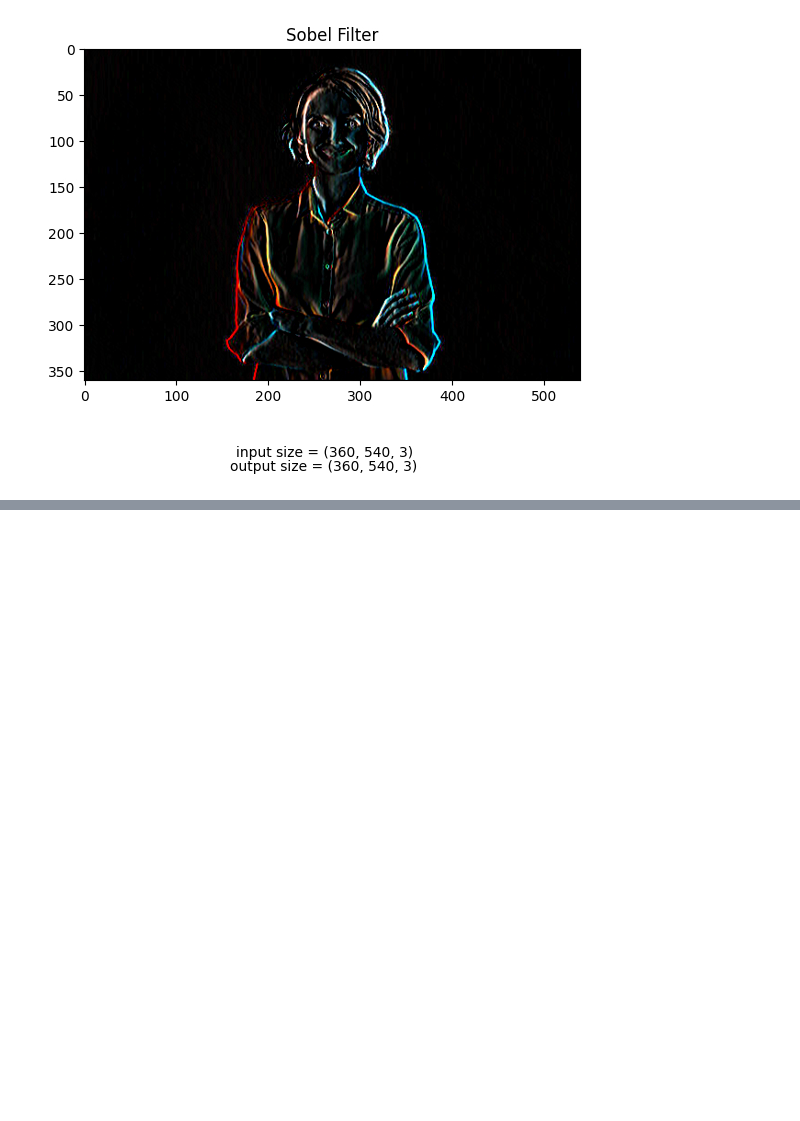
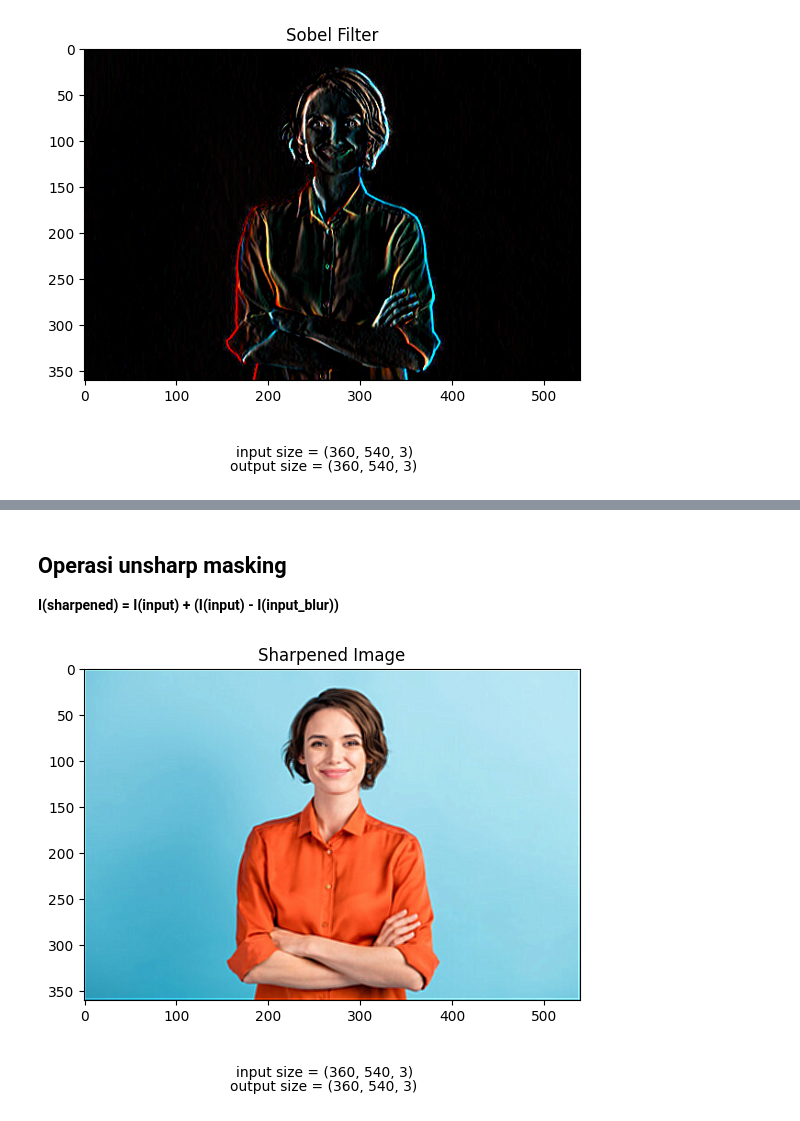
Before and after one commit to ammarmuflih/PACD_Assignment, a Jupyter notebook: PACD_Assignment_02/PACD_Assignment02.ipynb, the cells around one changed output, grey strips where cells are left out. Saved outputs shown, nothing was run; the diff lists cells and outputs as text; code cells hidden in the pictures; blank space fills up the shorter version.

```diff
--- a/PACD_Assignment_02/PACD_Assignment_02.ipynb
+++ b/PACD_Assignment_02/PACD_Assignment02.ipynb
@@ -204,0 +189,21 @@ run(img_rgb, sobel, "Sobel")
+# %% [markdown]
+## Operasi unsharp masking
+**I(sharpened) = I(input) + (I(input) - I(input_blur))**
+# %%
+rgb_sharpened = []
+alpha = 3
+for i in range(3):
+    sharpened_channel = input_img_rgb[i] + alpha * (input_img_rgb[i] - blur_input_img_rgb[i])
+    rgb_sharpened.append(sharpened_channel)
+
+result = np.stack(rgb_sharpened, axis=-1)
+result = np.clip(result, 0, 255).astype(np.uint8)
+
+# Display
+plt.title(f"Sharpened Image")
+plt.imshow(result)
+plt.figtext(0.5, -0.01, f"input size = {img.shape}", wrap=True, horizontalalignment='center', fontsize=10)
+plt.figtext(0.5, -0.04, f"output size = {result.shape}", wrap=True, horizontalalignment='center', fontsize=10)
+plt.show()
+# %% [output]
+[figure, added]
```
Also changed, not shown: parts of 15 cells of this notebook.
